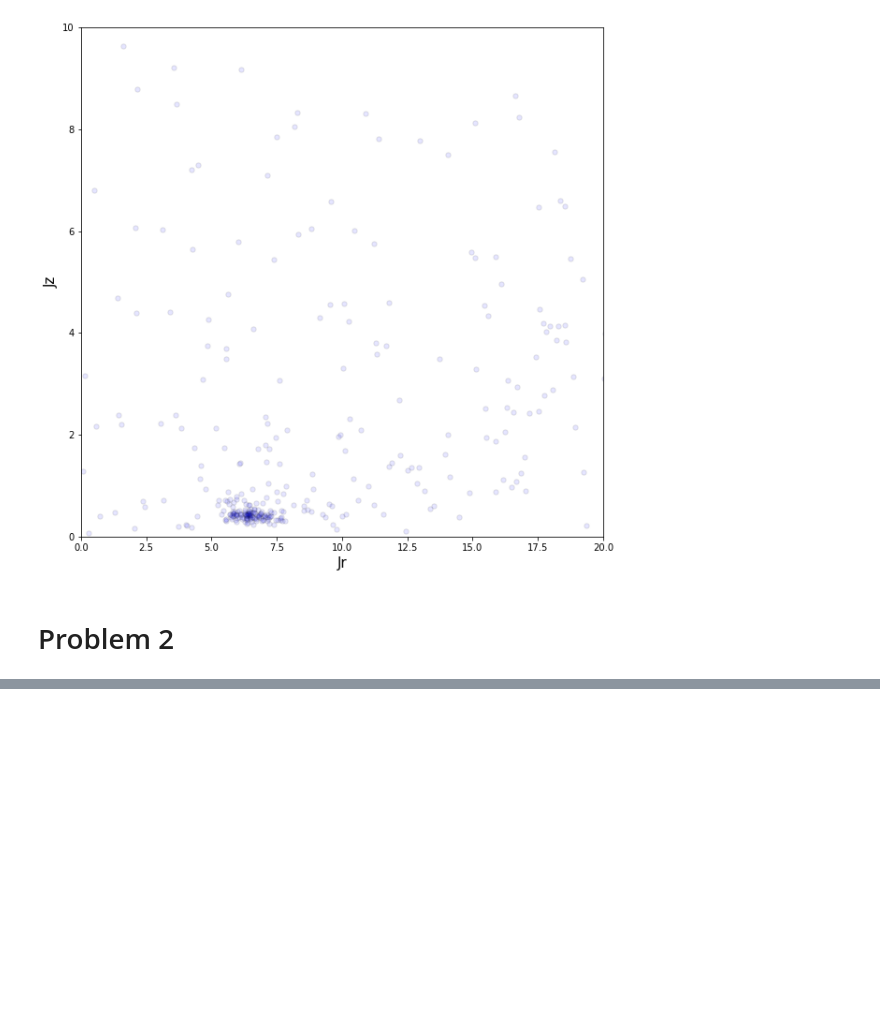
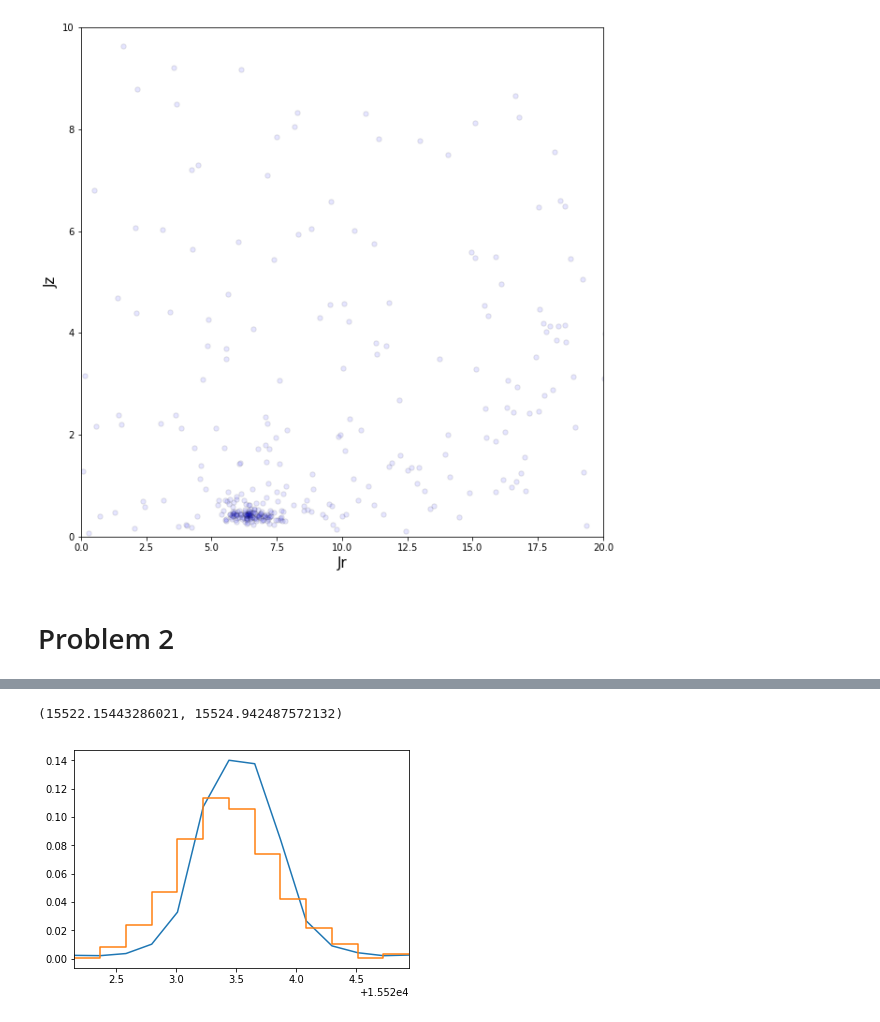
Before and after one commit to DouglasGrion/Homework, a Jupyter notebook: hw3.ipynb, the cells around one changed output, grey strips where cells are left out. Drawn from its saved outputs; the diff is of its cells as text; code cells hidden in the pictures; blank space fills up the shorter version.

```diff
--- a/hw3.ipynb
+++ b/hw3.ipynb
@@ -182,0 +239,17 @@ Text(0,0.5,'Jz')
+# %%
+def gaussian(x, a, mean, sigma):
+    return a * np.exp(-((x - mean)**2 / (2 * sigma**2)))
+# %%
+from scipy.optimize import curve_fit
+peak = max(flux_up)
+sigma = np.std(flux_up)
+
+popt, pcov = curve_fit(gaussian, abs_wave_grid, abs_flux, p0=[0.14, peak, sigma])
+
+plt.figure()
+plt.plot(abs_wave_grid, gaussian(flux_up, *popt), label='fit')
+plt.step(abs_wave_grid, flux_up)
+plt.xlim(min(abs_wave_grid), max(abs_wave_grid))
+# %% [output]
+(15522.15443286021, 15524.942487572132)
+[figure, added]
```
Also changed, not shown: parts of 23 cells of this notebook.
